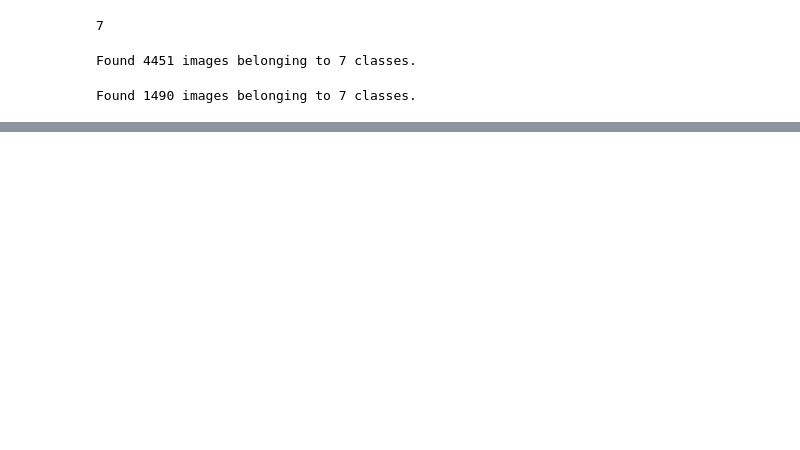
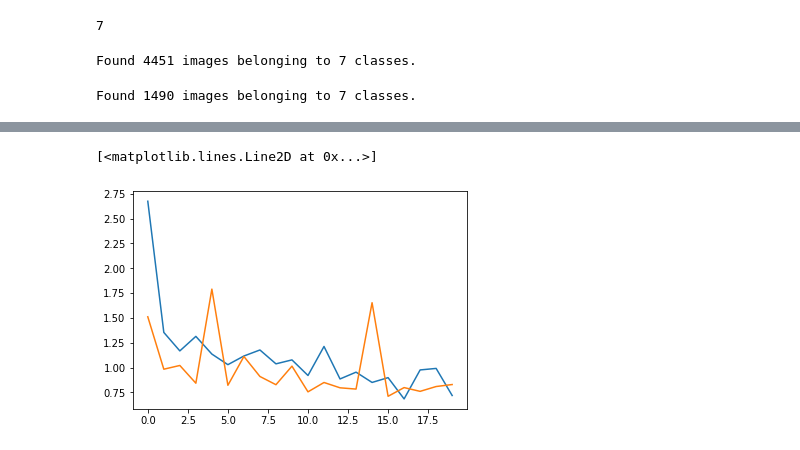
Before and after one commit to abhi-11nav/Random-Image-Classification, a Jupyter notebook: Image_Classification.ipynb, the cells around one changed output, grey strips where cells are left out. Cells and saved outputs as stored; diff of their text form; code cells hidden in the pictures; blank space fills up the shorter version.

```diff
--- a/Image_Classification.ipynb
+++ b/Image_Classification.ipynb
@@ -72,0 +84,6 @@ Found 1490 images belonging to 7 classes.
+# %%
+# Modifying the output layer to fit our data and predict the labels in out data
+
+last_layer = Flatten()(resnet50.output)
+
+prediction_layer = Dense(no_of_images, activation="softmax")(last_layer)
@@ -72,0 +118,4 @@ Found 1490 images belonging to 7 classes.
+# %%
+# Final model
+
+model = Model(inputs = resnet50.input, outputs = prediction_layer)
@@ -72,0 +144,6 @@ Found 1490 images belonging to 7 classes.
+# %%
+# Compiling the model
+
+model.compile(optimizer="adam", loss="categorical_crossentropy", metrics=["accuracy"])
+# %%
+history = model.fit(train_set, epochs = 20, validation_data= test_set)
@@ -72,0 +173,6 @@ Found 1490 images belonging to 7 classes.
+# %%
+plt.plot(history.history["loss"])
+plt.plot(history.history["val_loss"])
+# %% [output]
+[<matplotlib.lines.Line2D at 0x...>]
+[figure, added]
```
Also changed, not shown: parts of 10 cells of this notebook.
